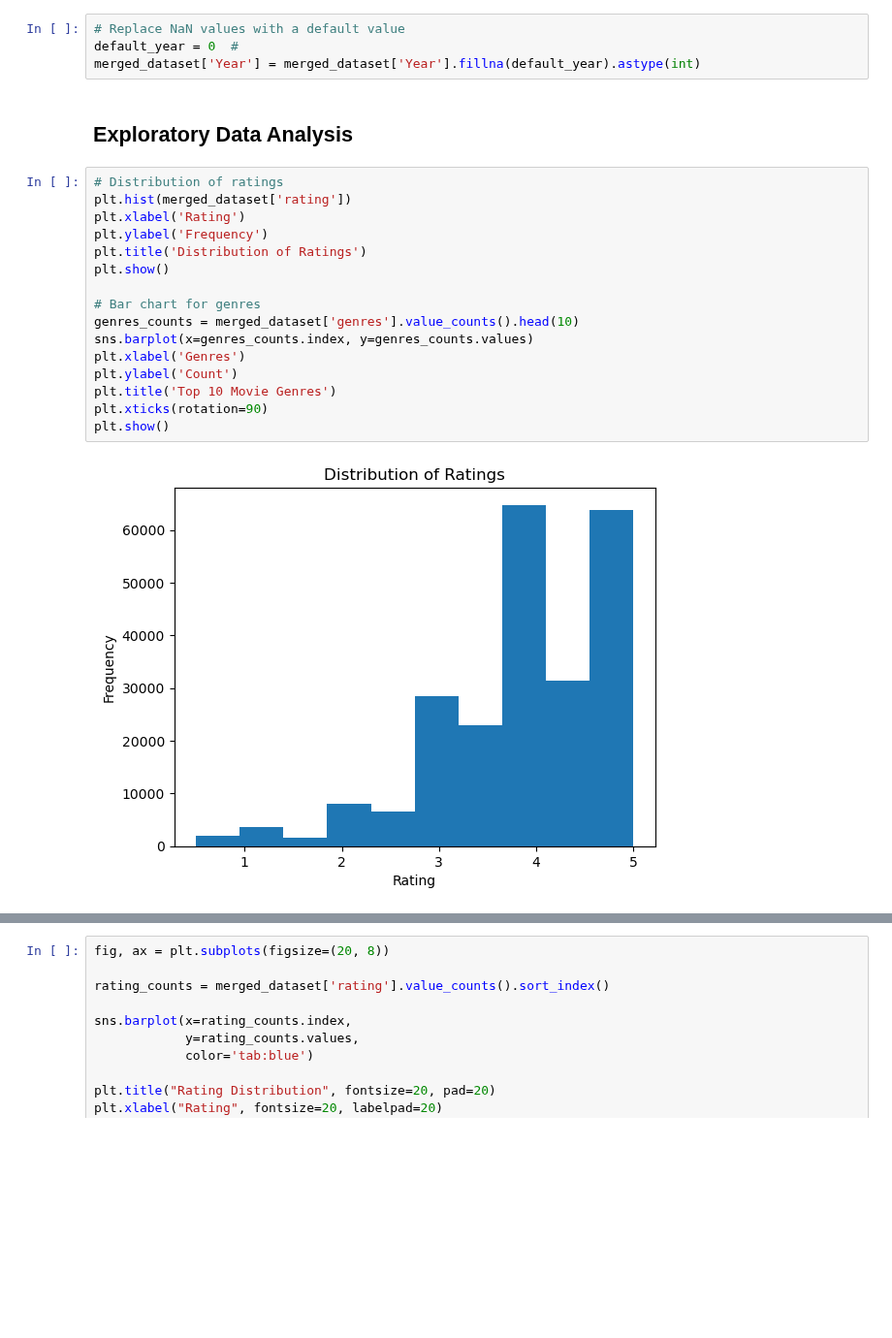
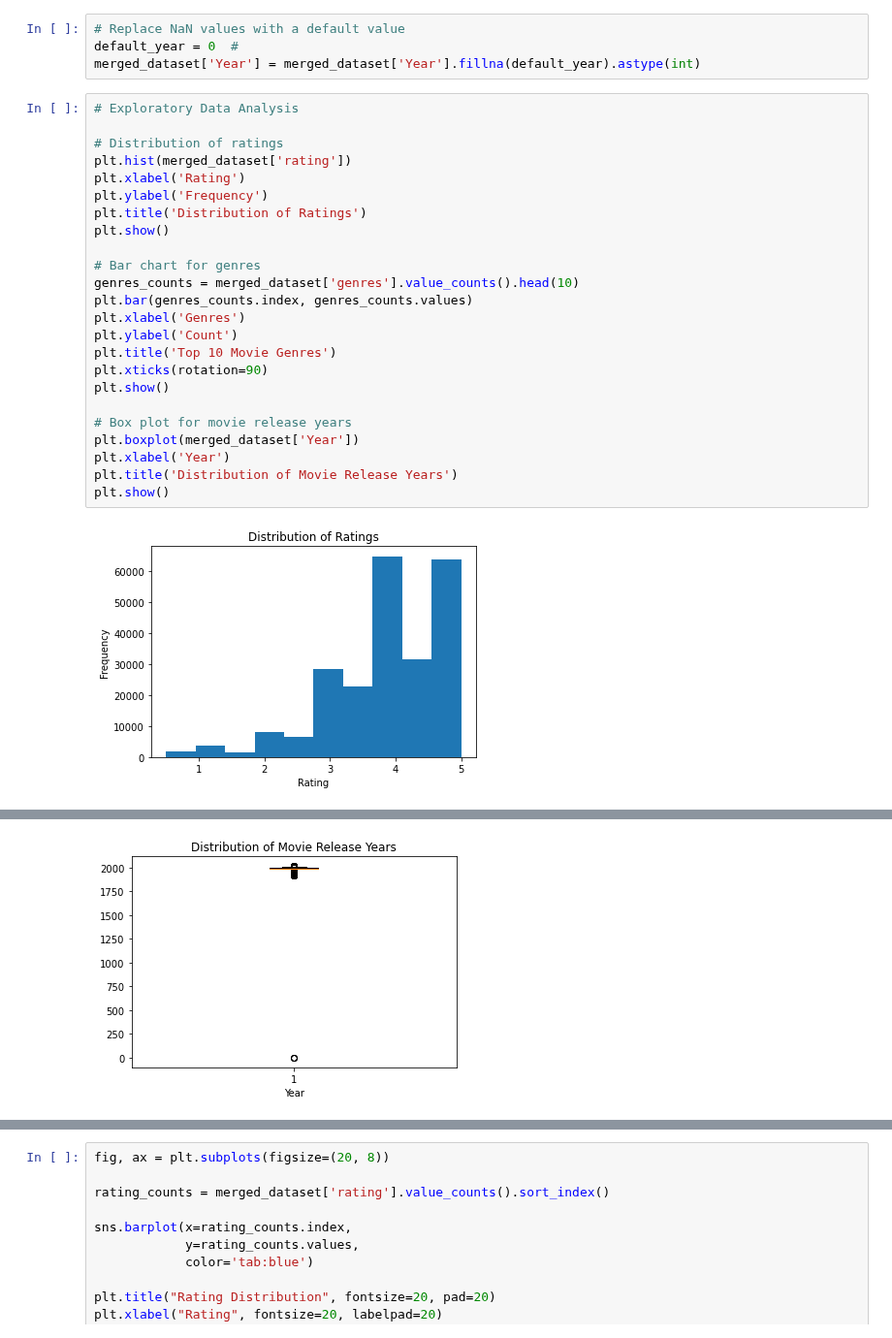
Before and after one commit to robertmbau/Movie-Recommendation-System, a Jupyter notebook: Movie Recommendation Systems.ipynb, the cells around one changed output, grey strips where cells are left out. Shown at 97% size. Saved outputs shown, nothing was run; the diff lists cells and outputs as text; blank space fills up the shorter version.

```diff
--- a/Movie Recommendation Systems.ipynb
+++ b/Movie Recommendation Systems.ipynb
@@ -273,23 +313,29 @@ Number of NaN values in the 'Year' column: 3
 # Replace NaN values with a default value
 default_year = 0  #
 merged_dataset['Year'] = merged_dataset['Year'].fillna(default_year).astype(int)
-# %% [markdown]
-## Exploratory Data Analysis
 # %%
+# Exploratory Data Analysis
+
 # Distribution of ratings
 plt.hist(merged_dataset['rating'])
 plt.xlabel('Rating')
 plt.ylabel('Frequency')
 plt.title('Distribution of Ratings')
 plt.show()
 
 # Bar chart for genres
 genres_counts = merged_dataset['genres'].value_counts().head(10)
-sns.barplot(x=genres_counts.index, y=genres_counts.values)
+plt.bar(genres_counts.index, genres_counts.values)
 plt.xlabel('Genres')
 plt.ylabel('Count')
 plt.title('Top 10 Movie Genres')
 plt.xticks(rotation=90)
 plt.show()
+
+# Box plot for movie release years
+plt.boxplot(merged_dataset['Year'])
+plt.xlabel('Year')
+plt.title('Distribution of Movie Release Years')
+plt.show()
 # %% [output]
-[figure, old version]
+[figure, new version]
@@ -297 +343,2 @@ plt.show()
+[figure, added]
 # %%
```
Also changed, not shown: parts of 34 cells of this notebook, 4 other files.
